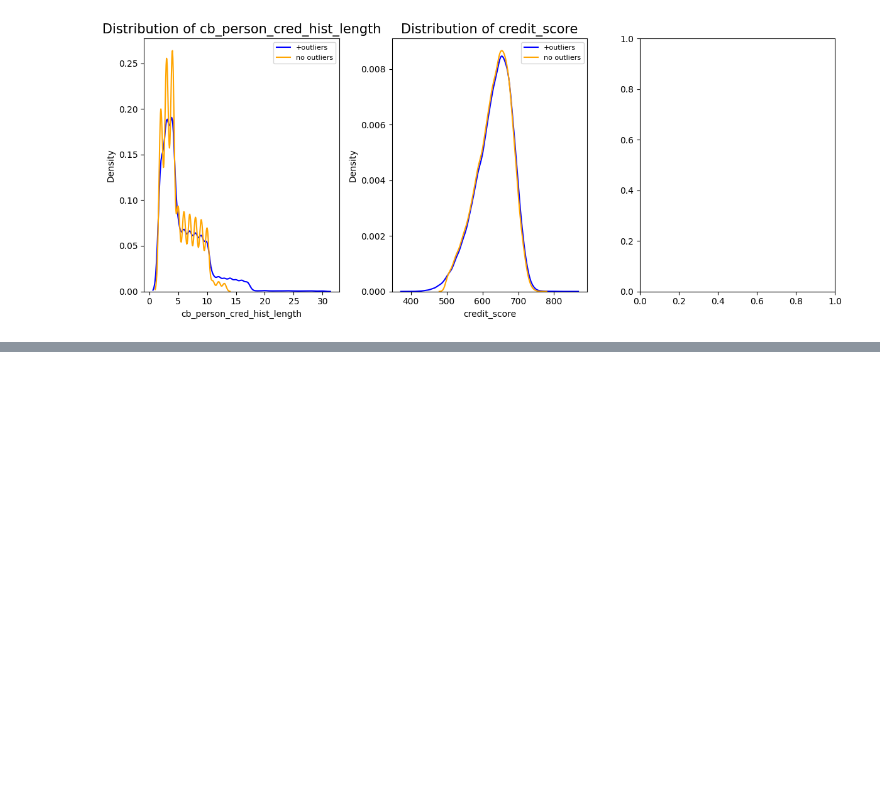
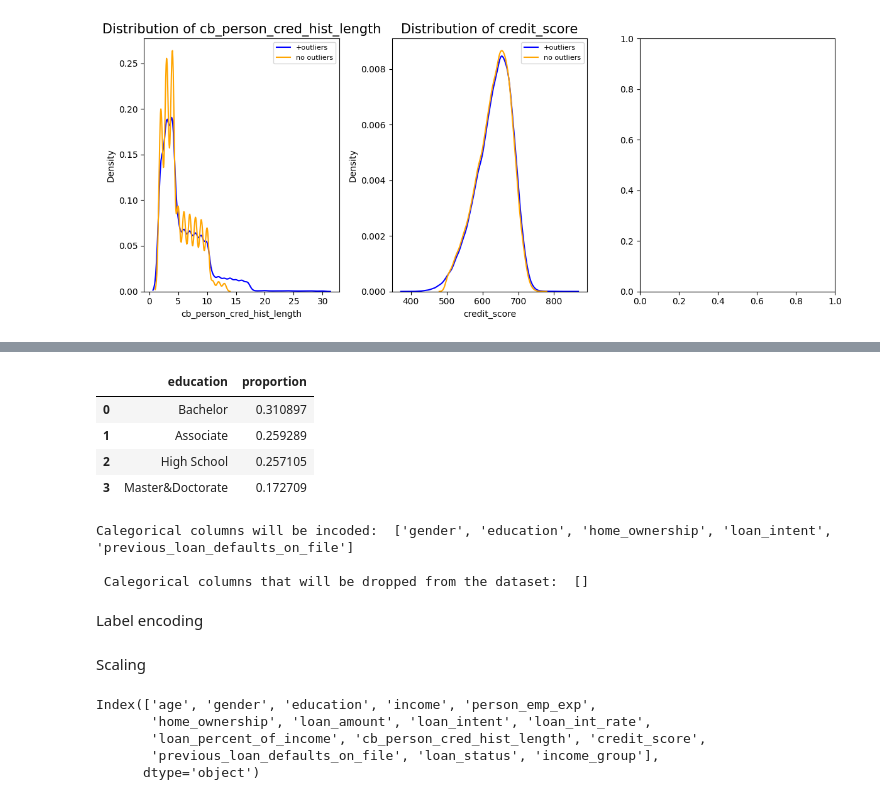
Before and after one commit to ShahadAljnidi/repo_data_analysis-, a Jupyter notebook: DataAnalyse_1 .ipynb, the cells around one changed output, grey strips where cells are left out. Saved outputs shown, nothing was run; the diff lists cells and outputs as text; code cells hidden in the pictures; blank space fills up the shorter version.

```diff
--- a/DataAnalyse_1 .ipynb
+++ b/DataAnalyse_1 .ipynb
@@ -456,0 +506,27 @@ Kurtosis of person_emp_exp: 19.166060676086243
+# %%
+x_train.loc[x_train['education'].isin(['Doctorate', 'Master']), 'education']= 'Master&Doctorate'
+x_test.loc[x_test['education'].isin(['Doctorate', 'Master']), 'education']= 'Master&Doctorate'
+
+x_train['education'].value_counts(normalize=True).reset_index()
+# %% [output]
+|  | education | proportion |
+| 0 | Bachelor | 0.310897 |
+| 1 | Associate | 0.259289 |
+| 2 | High School | 0.257105 |
+| 3 | Master&Doctorate | 0.172709 |
+# %%
+# Catigorical col in the trainin data
+object_cols= [col for col in x_train.columns if x_train[col].dtype == 'object']
+
+good_label_cols= [col for col in object_cols if set(x_test[col]).issubset(set(x_train[col]))]
+
+bad_label_cols= list(set(object_cols)-set(good_label_cols))
+
+print('Calegorical columns will be incoded: ',good_label_cols )
+print('\n Calegorical columns that will be dropped from the dataset: ', bad_label_cols)
+# %% [output]
+Calegorical columns will be incoded:  ['gender', 'education', 'home_ownership', 'loan_intent', 'previous_loan_defaults_on_file']
+
+ Calegorical columns that will be dropped from the dataset:  []
+# %% [markdown]
+Label encoding
@@ -456,0 +566,10 @@ Kurtosis of person_emp_exp: 19.166060676086243
+# %% [markdown]
+Scaling
+# %%
+df.columns
+# %% [output]
+Index(['age', 'gender', 'education', 'income', 'person_emp_exp',
+       'home_ownership', 'loan_amount', 'loan_intent', 'loan_int_rate',
+       'loan_percent_of_income', 'cb_person_cred_hist_length', 'credit_score',
+       'previous_loan_defaults_on_file', 'loan_status', 'income_group'],
+      dtype='object')
```
Also changed, not shown: parts of 13 cells of this notebook.
